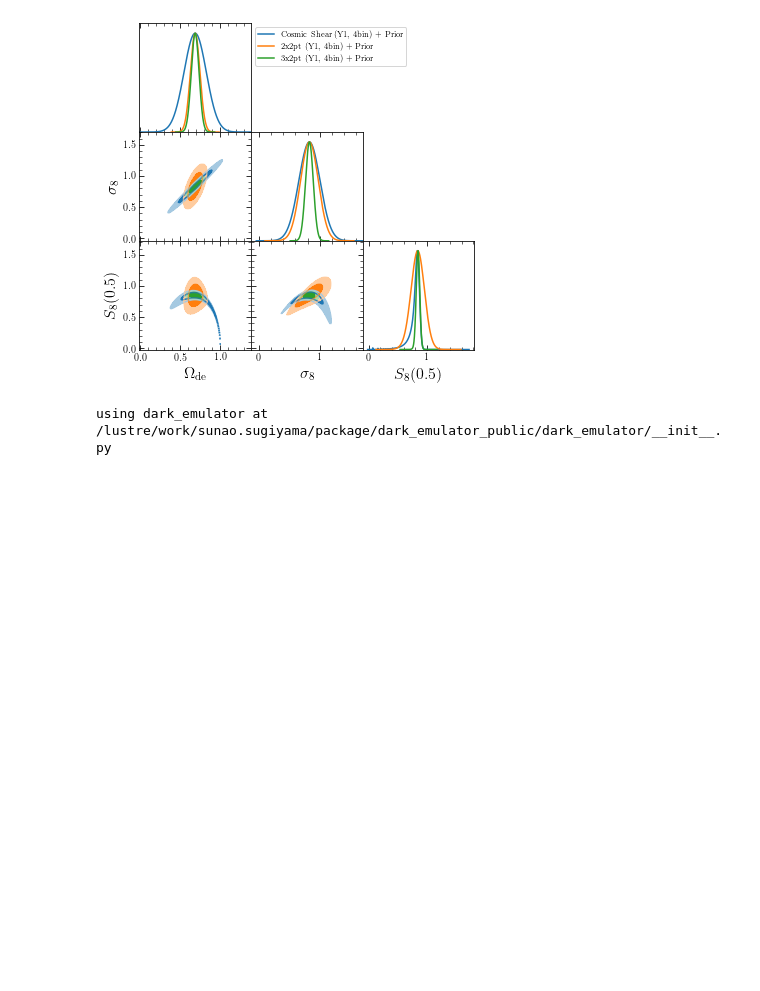
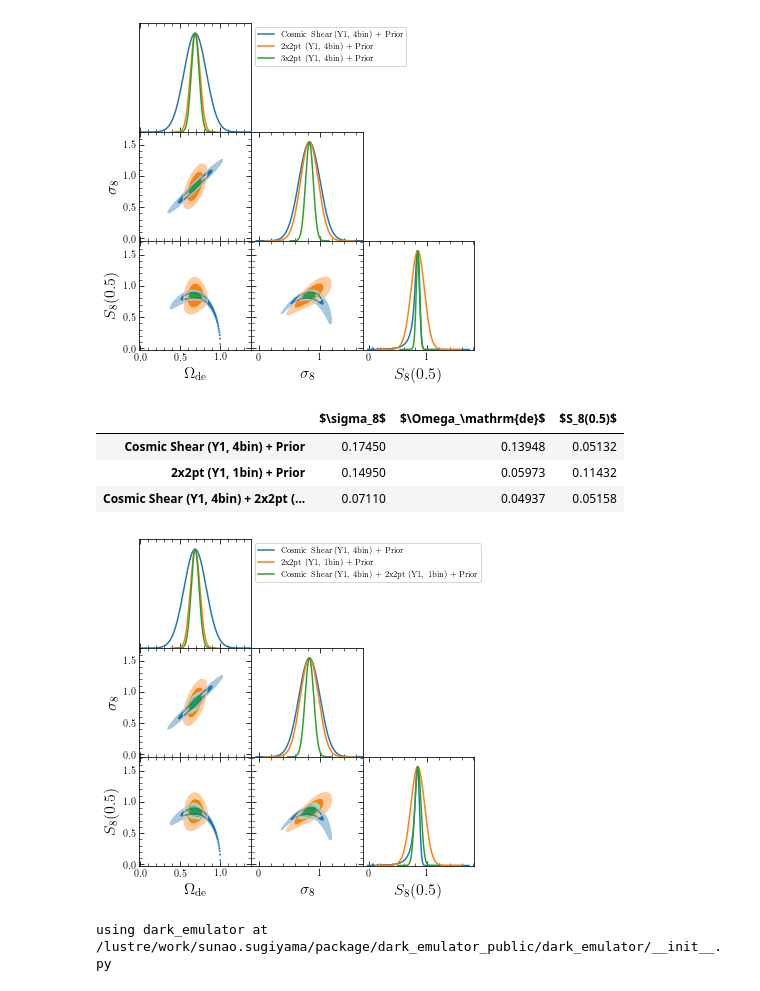
Before and after one commit to git-sunao/weaklensHSCY3Fisher, a Jupyter notebook: Fisher.ipynb, the cells around one changed output. Cells and saved outputs as stored; diff of their text form; code cells hidden in the pictures; blank space fills up the shorter version.

Commit message:
updated figure

```diff
--- a/Fisher.ipynb
+++ b/Fisher.ipynb
@@ -388,8 +378,6 @@ fig = corner.plot_corner(fishers,
                          figsize_ratio=2, usetex=True)
 # %% [output]
 [figure]
-# %%
-corner = hsc3x2pt.corner_class()
 # %%
 fishers = [fishers_dict[key] for key in ['Y1quadruple1x2ptPrior', 'Y1quadruple2x2ptPrior', 'Y1quadruple3x2ptPrior']]
 
@@ -404,6 +392,31 @@ hsc3x2pt.compare1Sigma(fishers, ['sigma8', 'Omega_de', 'S8'])
 | 2x2pt (Y1, 4bin) + Prior | 0.14612 | 0.05970 | 0.11174 |
 | 3x2pt (Y1, 4bin) + Prior | 0.06324 | 0.04865 | 0.02852 |
 [figure]
+# %%
+f1 = fishers_dict['Y1quadruple1x2pt']
+f2 = fishers_dict['Y1single2x2pt']
+f3 = f1+f2
+f4 = f3.addPrior([0.00038, 0.0042, 0.5, 0.5, 0.5, 0.1, 0.1, 0.1, 0.1, 0.1, 0.01, 0.01, 0.01, 0.01, 0.01],
+                    ['omega_b', 'ns',
+                     'alphamaglowz','alphamagcmass1','alphamagcmass2',
+                     'dpz', 'dzph1','dzph2','dpz3', 'dpz4',
+                     'dm','dm1','dm2','dm3','dm4'], label='Prior')
+# %%
+fishers = [fishers_dict[key] for key in ['Y1quadruple1x2ptPrior', 'Y1single2x2ptPrior']] + [f4]
+
+fig = corner.plot_corner(fishers,
+                         ['Omega_de', 'sigma8', 'S8'],#, 'omega_c', 'dm', 'dzph', 'b1lowz', 'alphamaglowz'],
+                         figsize_ratio=2, usetex=True)
+
+fig.export('figures/corner_fY1quadruple1x2pt_fY1single2x2pt.pdf')
+
+hsc3x2pt.compare1Sigma(fishers, ['sigma8', 'Omega_de', 'S8'])
+# %% [output]
+|  | $\sigma_8$ | $\Omega_\mathrm{de}$ | $S_8(0.5)$ |
+| Cosmic Shear (Y1, 4bin) + Prior | 0.17450 | 0.13948 | 0.05132 |
+| 2x2pt (Y1, 1bin) + Prior | 0.14950 | 0.05973 | 0.11432 |
+| Cosmic Shear (Y1, 4bin) + 2x2pt (... | 0.07110 | 0.04937 | 0.05158 |
+[figure, added]
 # %%
 fishers = [fishers_dict[key] for key in ['Y3quadruple1x2ptPrior', 'Y3quadruple2x2ptPrior', 'Y3quadruple3x2ptPrior']]
 
```
Also changed, not shown: parts of 1 cell of this notebook, 7 other files.
